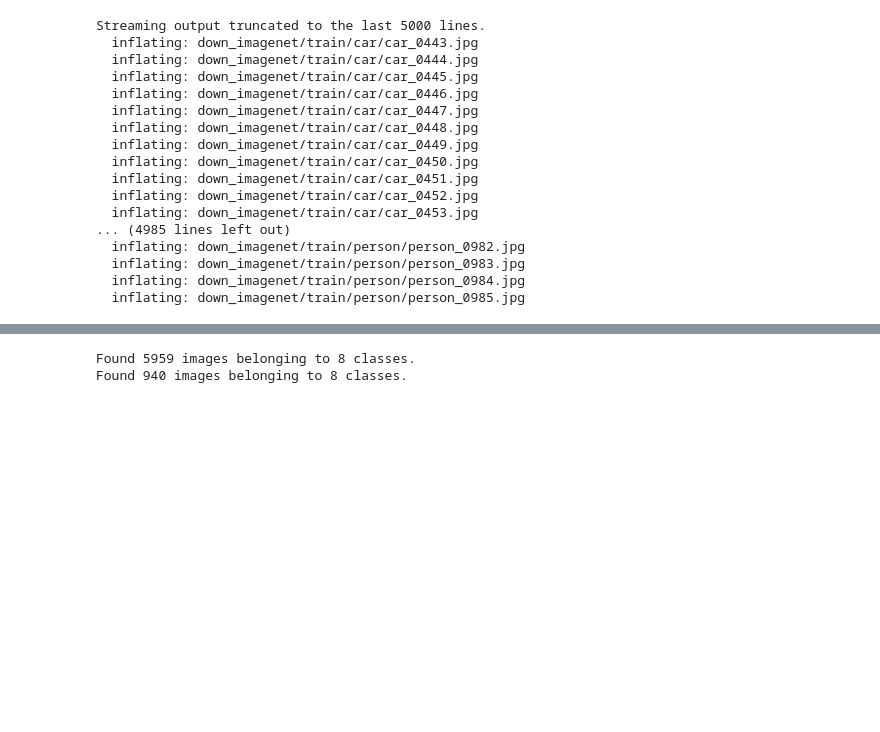
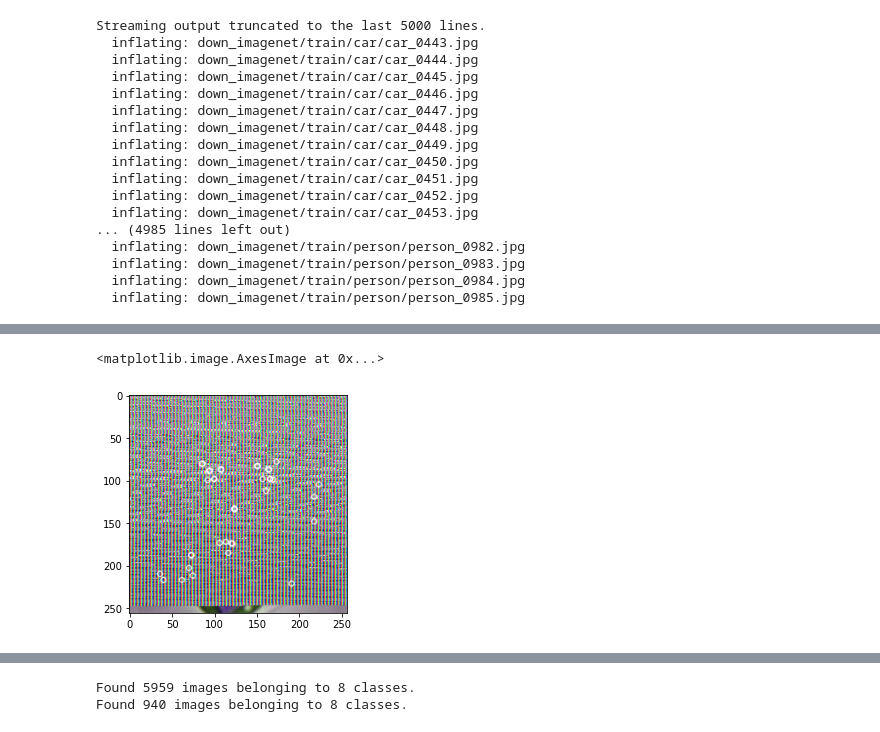
Before and after one commit to Kavyaachanta0808/fe, a Jupyter notebook: FE_PROJECT.ipynb, the cells around one changed output, grey strips where cells are left out. Drawn from its saved outputs; the diff is of its cells as text; code cells hidden in the pictures; blank space fills up the shorter version.

```diff
--- a/FE_PROJECT.ipynb
+++ b/FE_PROJECT.ipynb
@@ -59,0 +43,12 @@ error: ignored
+# %%
+def apply_keypoints(img):
+  akaze=cv2.AKAZE_create()
+  queryKeypoints, queryDescriptors = akaze.detectAndCompute(img,None)
+  empty_img = np.empty(img.shape, dtype=np.uint8)
+  keypoints_img = cv2.drawKeypoints(empty_img, queryKeypoints, outImage = None, color=(255, 255, 255), flags=0)
+  return keypoints_img
+
+plt.imshow(apply_keypoints(cv2.imread('/content/down_imagenet/train/person/person_0009.jpg')))
+# %% [output]
+<matplotlib.image.AxesImage at 0x...>
+[figure, added]
```
Also changed, not shown: parts of 28 cells of this notebook, 1 other file.
